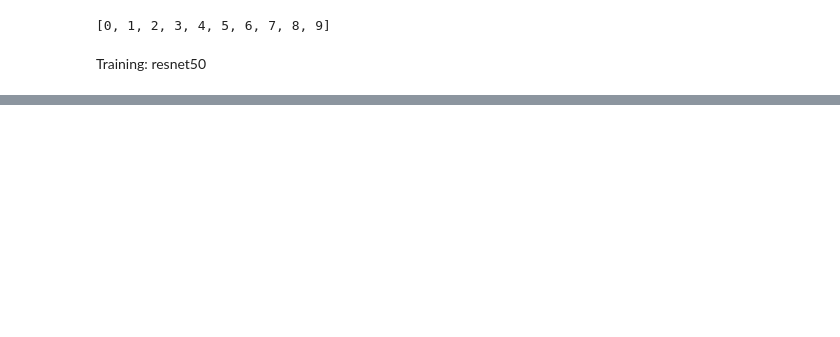
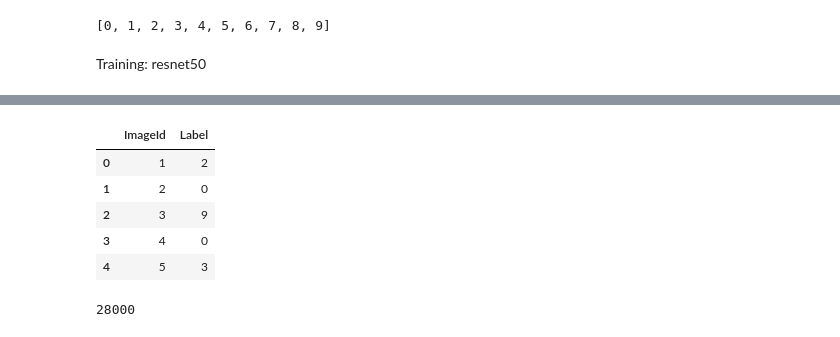
Before and after one commit to GoncaloKLopes/digit-recognition, a Jupyter notebook: digit-recognizer.ipynb, the cells around one changed output, grey strips where cells are left out. Saved outputs shown, nothing was run; the diff lists cells and outputs as text; code cells hidden in the pictures; blank space fills up the shorter version.

```diff
--- a/digit-recognizer.ipynb
+++ b/digit-recognizer.ipynb
@@ -94,0 +174,5 @@ learn = create_cnn(data, models.resnet50, metrics=error_rate)
+# %%
+submission_df = pd.DataFrame(data={"ImageId":np.arange(1, len(test_df) + 1),
+                                   "Label": preds})
+# %%
+submission_df = submission_df.reset_index()
@@ -94,0 +181,15 @@ learn = create_cnn(data, models.resnet50, metrics=error_rate)
+# %%
+submission_df["ImageId"] = np.arange(0, len(test_df) + 1)
+# %%
+submission_df.head()
+# %% [output]
+|  | ImageId | Label |
+| 0 | 1 | 2 |
+| 1 | 2 | 0 |
+| 2 | 3 | 9 |
+| 3 | 4 | 0 |
+| 4 | 5 | 3 |
+# %%
+len(preds)
+# %% [output]
+28000
```
Also changed, not shown: parts of 12 cells of this notebook, 3 other files.
